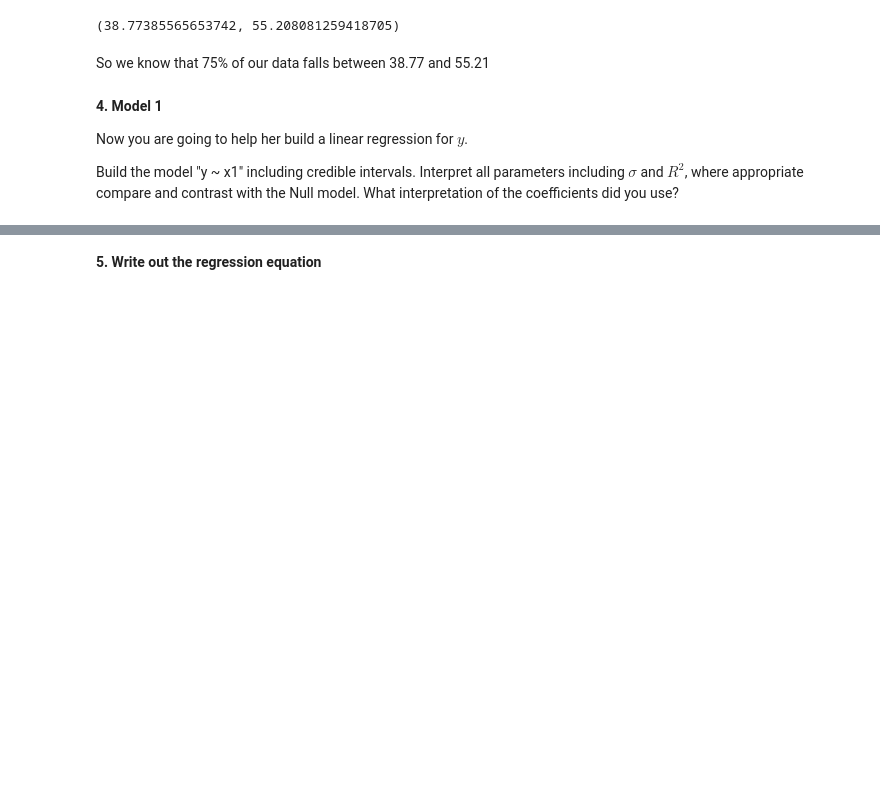
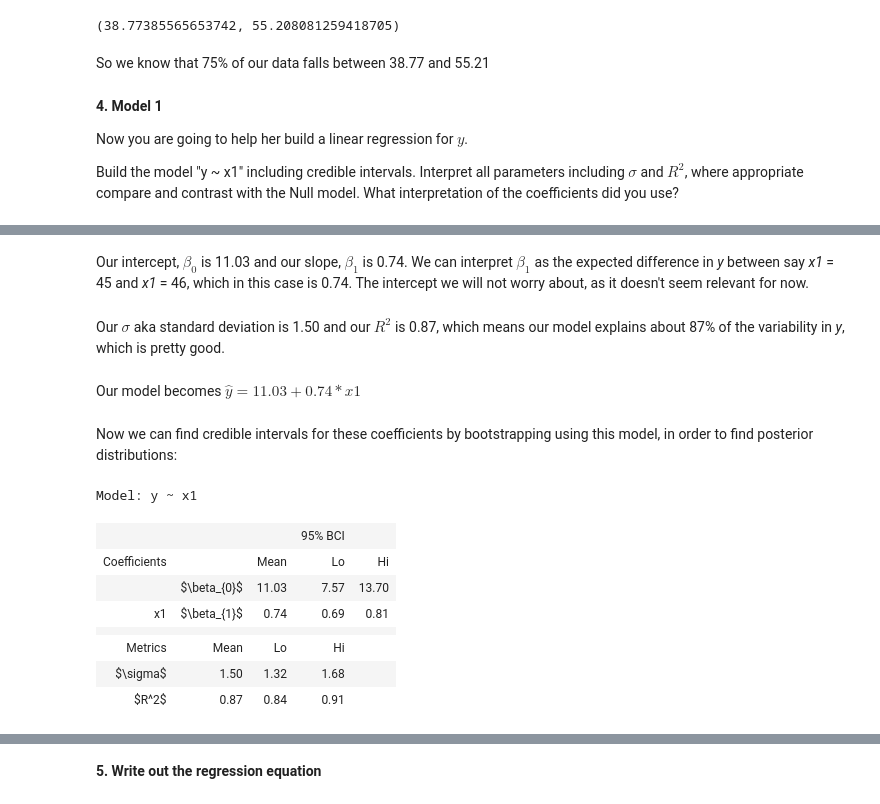
Before and after one commit to ansaridan/jhu-data-engineering-team-5, a Jupyter notebook: Module_9/Lab 9.ipynb, the cells around one changed output, grey strips where cells are left out. Drawn from its saved outputs; the diff is of its cells as text; code cells hidden in the pictures; blank space fills up the shorter version.

```diff
--- a/Module_9/Lab 9.ipynb
+++ b/Module_9/Lab 9.ipynb
@@ -595,0 +608,22 @@ What interpretation of the coefficients did you use?
+# %% [markdown]
+Our intercept, $\beta_{0}$ is 11.03 and our slope, $\beta_{1}$ is 0.74. We can interpret $\beta_{1}$ as the expected difference in _y_ between say _x1_ = 45 and _x1_ = 46, which in this case is 0.74. The intercept we will not worry about, as it doesn't seem relevant for now.
+# %% [markdown]
+Our $\sigma$ aka standard deviation is 1.50 and our $R^2$ is 0.87, which means our model explains about 87% of the variability in _y_, which is pretty good.
+# %% [markdown]
+Our model becomes $\hat{y} = 11.03 + 0.74 * x1$
+# %% [markdown]
+Now we can find credible intervals for these coefficients by bootstrapping using this model, in order to find posterior distributions:
+# %%
+results_ci = models.bootstrap_linear_regression('y ~ x1', df)
+
+models.describe_bootstrap_lr(results_ci)
+# %% [output]
+Model: y ~ x1
+|  |  |  | 95% BCI |  |
+| Coefficients |  | Mean | Lo | Hi |
+|  | $\beta_{0}$ | 11.03 | 7.57 | 13.70 |
+| x1 | $\beta_{1}$ | 0.74 | 0.69 | 0.81 |
+|  |  |  |  |  |
+| Metrics | Mean | Lo | Hi |  |
+| $\sigma$ | 1.50 | 1.32 | 1.68 |  |
+| $R^2$ | 0.87 | 0.84 | 0.91 |  |
```
Also changed, not shown: parts of 25 cells of this notebook, 1 other file.
